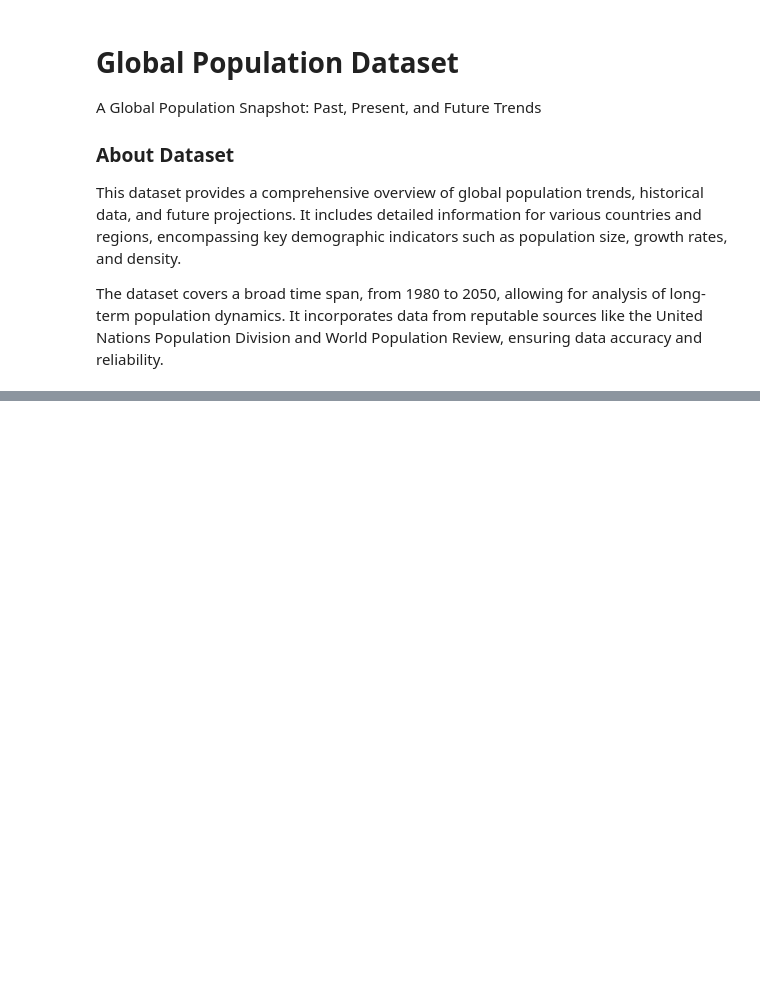
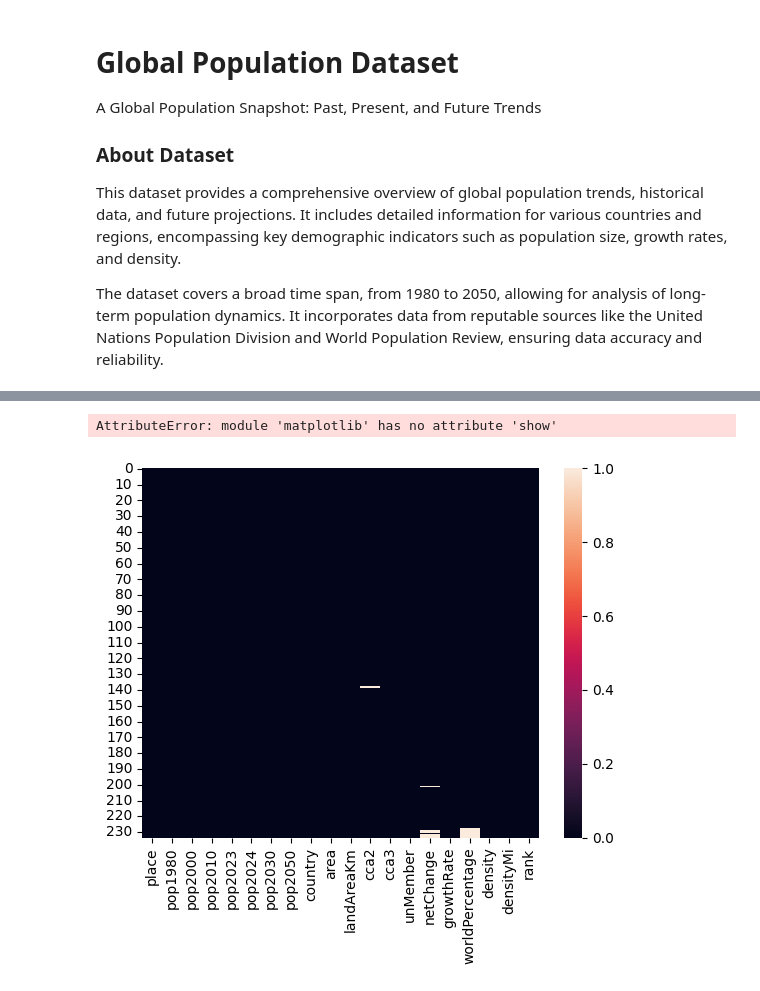
Before and after one commit to ritik-3/Global-Population-dataset-analysis, a Jupyter notebook: main.ipynb, the cells around one changed output, grey strips where cells are left out. Drawn from its saved outputs; the diff is of its cells as text; code cells hidden in the pictures; blank space fills up the shorter version.

```diff
--- a/main.ipynb
+++ b/main.ipynb
@@ -41,0 +104,6 @@ df.describe()
+# %%
+sns.heatmap(df.isnull())
+plt.show()
+# %% [output]
+AttributeError: module 'matplotlib' has no attribute 'show'
+[figure, added]
```
Also changed, not shown: parts of 6 cells of this notebook.
